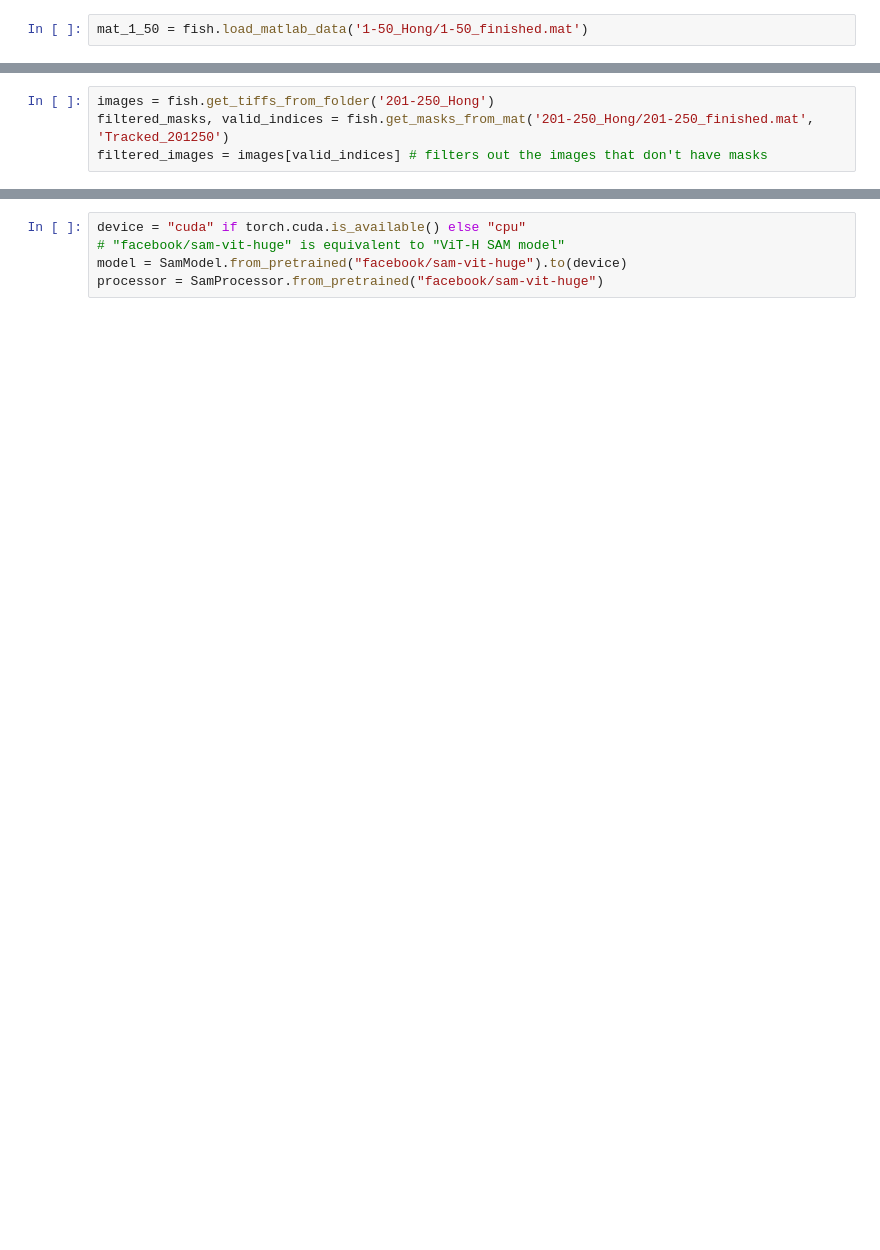
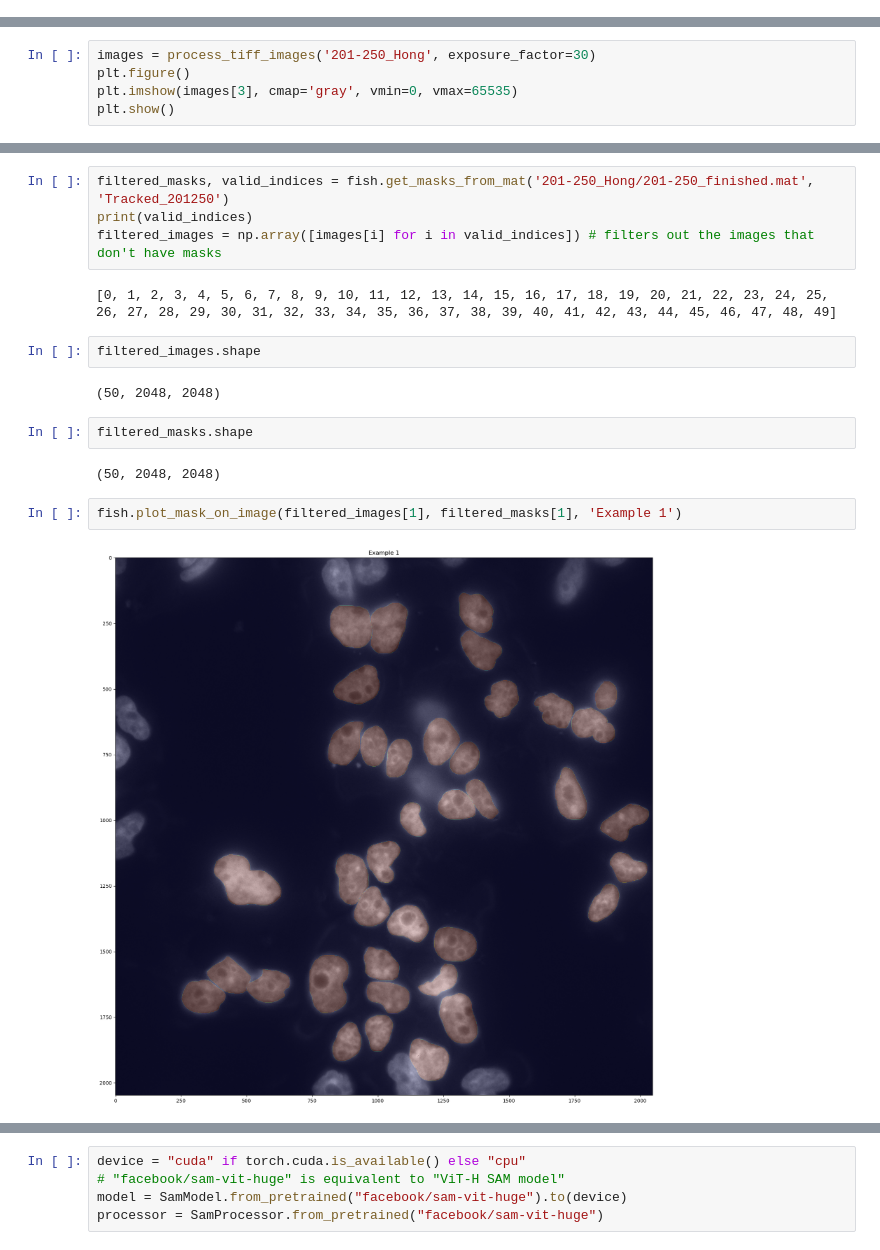
Before and after one commit to UCI-Ding-Lab/FISH-ML, a Jupyter notebook: Hong200_SegData_proc.ipynb, the cells around one changed output, grey strips where cells are left out. Drawn from its saved outputs; the diff is of its cells as text; blank space fills up the shorter version.

```diff
--- a/Hong200_SegData_proc.ipynb
+++ b/Hong200_SegData_proc.ipynb
@@ -14,5 +21,3 @@ import fishLoader as fish
 
 # pre-defined pre-proc functions
 import pre_proc_func as ppf
-# %%
-mat_1_50 = fish.load_matlab_data('1-50_Hong/1-50_finished.mat')
@@ -18,0 +61,5 @@ mat_1_50 = fish.load_matlab_data('1-50_Hong/1-50_finished.mat')
+# %%
+images = process_tiff_images('201-250_Hong', exposure_factor=30)
+plt.figure()
+plt.imshow(images[3], cmap='gray', vmin=0, vmax=65535)
+plt.show()
@@ -19,4 +68,18 @@ mat_1_50 = fish.load_matlab_data('1-50_Hong/1-50_finished.mat')
 # %%
-images = fish.get_tiffs_from_folder('201-250_Hong')
 filtered_masks, valid_indices = fish.get_masks_from_mat('201-250_Hong/201-250_finished.mat', 'Tracked_201250')
-filtered_images = images[valid_indices] # filters out the images that don't have masks
+print(valid_indices)
+filtered_images = np.array([images[i] for i in valid_indices]) # filters out the images that don't have masks
+# %% [output]
+[0, 1, 2, 3, 4, 5, 6, 7, 8, 9, 10, 11, 12, 13, 14, 15, 16, 17, 18, 19, 20, 21, 22, 23, 24, 25, 26, 27, 28, 29, 30, 31, 32, 33, 34, 35, 36, 37, 38, 39, 40, 41, 42, 43, 44, 45, 46, 47, 48, 49]
+# %%
+filtered_images.shape
+# %% [output]
+(50, 2048, 2048)
+# %%
+filtered_masks.shape
+# %% [output]
+(50, 2048, 2048)
+# %%
+fish.plot_mask_on_image(filtered_images[1], filtered_masks[1], 'Example 1')
+# %% [output]
+[figure, added]
```
Also changed, not shown: parts of 26 cells of this notebook, 2 other files.
